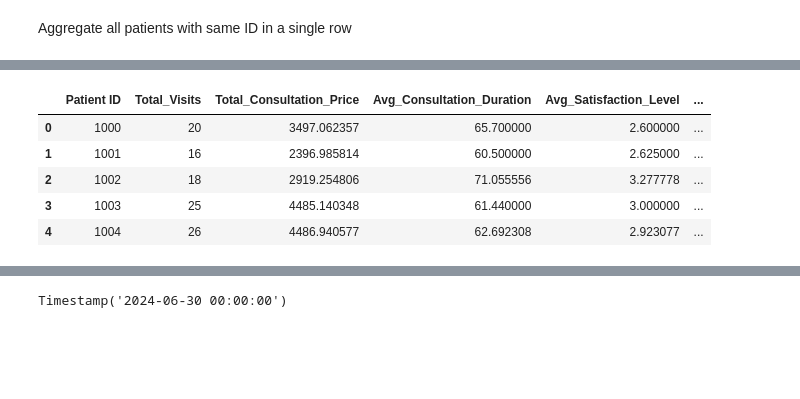
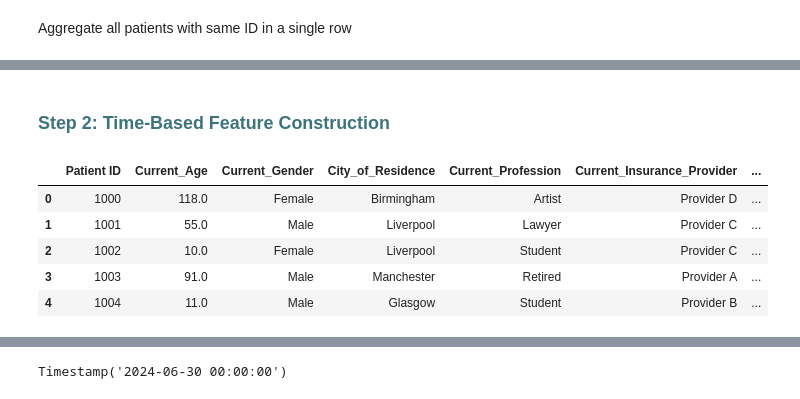
Before and after one commit to gugaffranco/datapreprocessing, a Jupyter notebook: G08 - Code.ipynb, the cells around one changed output, grey strips where cells are left out. Drawn from its saved outputs; the diff is of its cells as text; code cells hidden in the pictures; blank space fills up the shorter version.

```diff
--- a/G08 - Code.ipynb
+++ b/G08 - Code.ipynb
@@ -271,0 +274,2 @@ plt.tight_layout(rect=[0, 0, 1, 0.96])
+# %%
+project_data['Visit_Month'] = project_data['Visit Date'].dt.month
@@ -274,14 +329,25 @@ Aggregate all patients with same ID in a single row
 # %%
 ABT_city_hospital = project_data.groupby('Patient ID').agg(
+
+    # Static Information
+    Current_Age=('Age', 'last'),
+    Current_Gender = ('Gender', 'last'),
+    City_of_Residence = ('City of Residence', 'first'),
+    Current_Profession = ('Profession', 'last'),
+    Current_Insurance_Provider = ('Insurance Provider', 'last'),
+    Family_History = ('Family History', 'first'),
+    Education_Level = ('Education Level', 'first'),
+    Current_Marital_Status = ('Marital Status', 'last'),
 
     # Activity/Frequency (F)
     Total_Visits=('Visit Date', 'count'),
 
     # Monetary (M)
-    Total_Consultation_Price=('Consultation Price', 'sum'),
+    Total_Spent_Amount=('Consultation Price', 'sum'),
 
     # Satisfaction & Service Averages
     Avg_Consultation_Duration=('Consultation Duration', 'mean'),
+    Avg_Concultation_Price=('Consultation Price', 'mean'),
     Avg_Satisfaction_Level=('Satisfaction Level', 'mean'),
     Avg_Insurance_Coverage=('Insurance Coverage', 'mean'),
 
@@ -290,6 +356,17 @@ ABT_city_hospital = project_data.groupby('Patient ID').agg(
     First_Visit_Date=('Visit Date', 'min')
 
 ).reset_index()
+
+
+rounding_map = {
+    'Avg_Consultation_Duration': 0,
+    'Avg_Concultation_Price': 2,
+    'Avg_Satisfaction_Level': 2,
+    'Avg_Insurance_Coverage': 2
+}
+
+# The .round() method applies the precision defined in the dictionary
+ABT_city_hospital = ABT_city_hospital.round(rounding_map)
 # %%
 ABT_city_hospital.head()
 # %% [output]
@@ -302,22 +403,24 @@ ABT_city_hospital.head()
+# %% [markdown]
+<h3 style = "color : #3D737D;"> Step 2: Time-Based Feature Construction</h3>
 # %%
+# Setting the reference date to 1st of July 2024
 reference_date = pd.to_datetime(ABT_city_hospital['Last_Visit_Date']).max() + pd.Timedelta(days=1)
 
-# Recency (R): Days since the patient's last visit (Last_Visit_Date)
-ABT_city_hospital['Recency_Days'] = (reference_date - pd.to_datetime(ABT_city_hospital['Last_Visit_Date'])).dt.days
+# Days since the patient's last visit (Last_Visit_Date)
+ABT_city_hospital['Days_Since_Last_Visit'] = (reference_date - pd.to_datetime(ABT_city_hospital['Last_Visit_Date'])).dt.days
 
-# Tenure: Total days the patient has been active
-ABT_city_hospital['Tenure_Days'] = (pd.to_datetime(ABT_city_hospital['Last_Visit_Date']) - pd.to_datetime(ABT_city_hospital['First_Visit_Date'])).dt.days
+# Total days the patient has been active
+ABT_city_hospital['Days_Since_First_Visit'] = (reference_date - pd.to_datetime(ABT_city_hospital['First_Visit_Date'])).dt.days
 
-# Frequency Per Day: Standardized activity rate (Total Visits / Tenure)
-# We add 1 to the denominator (Tenure_Days + 1) to handle patients who had only one visit (Tenure=0).
-ABT_city_hospital['Frequency_Per_Day'] = ABT_city_hospital['Total_Visits'] / (ABT_city_hospital['Tenure_Days'] + 1)
+# Frequency per Month.
+ABT_city_hospital['Avg_Visits_per_Month'] = (ABT_city_hospital['Total_Visits'] / ((ABT_city_hospital['Days_Since_First_Visit'] + 1) / 30)).round(1)
 
 
 ABT_city_hospital.head()
 # %% [output]
-|  | Patient ID | Total_Visits | Total_Consultation_Price | Avg_Consultation_Duration | Avg_Satisfaction_Level | ... |
-| 0 | 1000 | 20 | 3497.062357 | 65.700000 | 2.600000 | ... |
-| 1 | 1001 | 16 | 2396.985814 | 60.500000 | 2.625000 | ... |
-| 2 | 1002 | 18 | 2919.254806 | 71.055556 | 3.277778 | ... |
-| 3 | 1003 | 25 | 4485.140348 | 61.440000 | 3.000000 | ... |
-| 4 | 1004 | 26 | 4486.940577 | 62.692308 | 2.923077 | ... |
+|  | Patient ID | Current_Age | Current_Gender | City_of_Residence | Current_Profession | Current_Insurance_Provider | ... |
+| 0 | 1000 | 118.0 | Female | Birmingham | Artist | Provider D | ... |
+| 1 | 1001 | 55.0 | Male | Liverpool | Lawyer | Provider C | ... |
+| 2 | 1002 | 10.0 | Female | Liverpool | Student | Provider C | ... |
+| 3 | 1003 | 91.0 | Male | Manchester | Retired | Provider A | ... |
+| 4 | 1004 | 11.0 | Male | Glasgow | Student | Provider B | ... |
```
Also changed, not shown: parts of 22 cells of this notebook.
